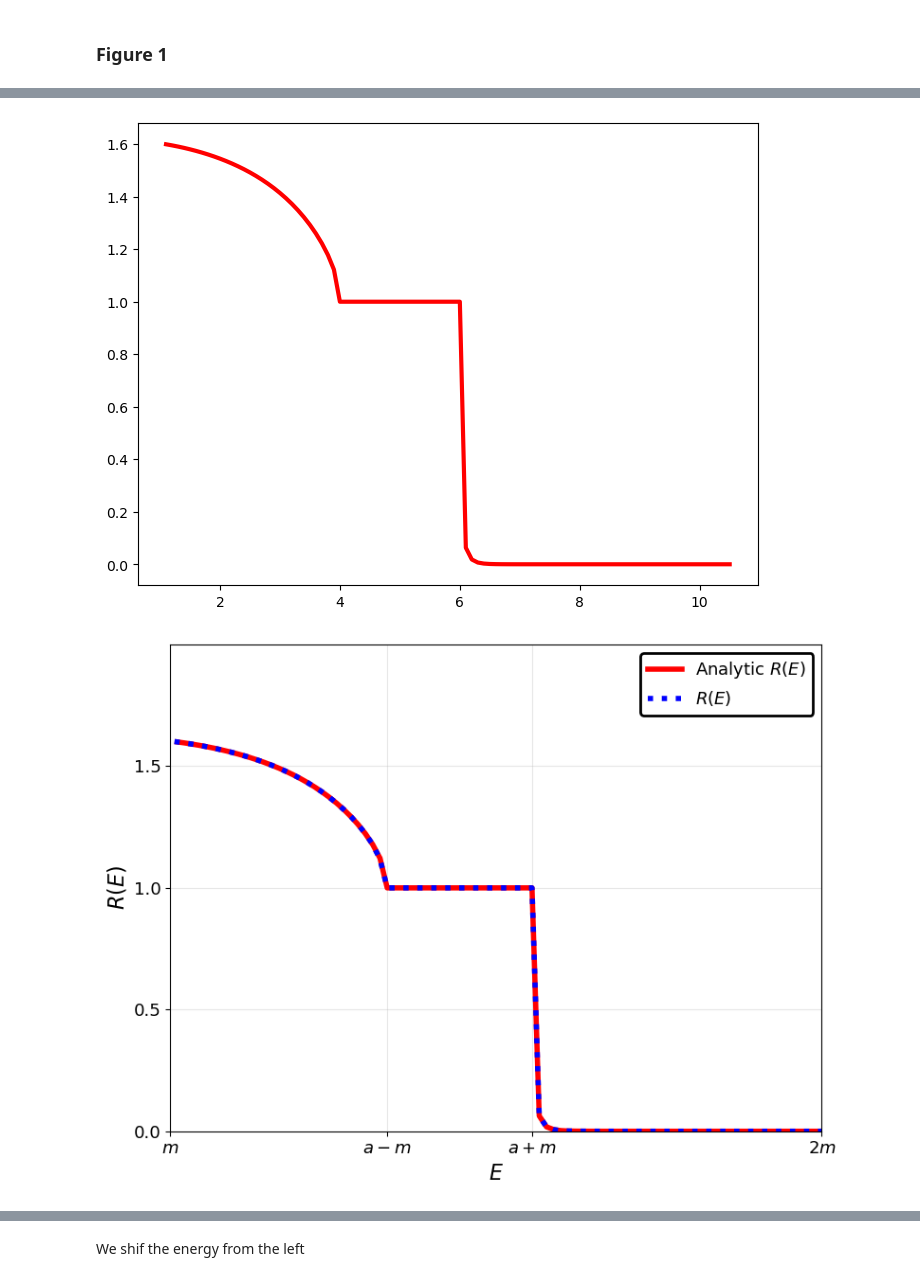
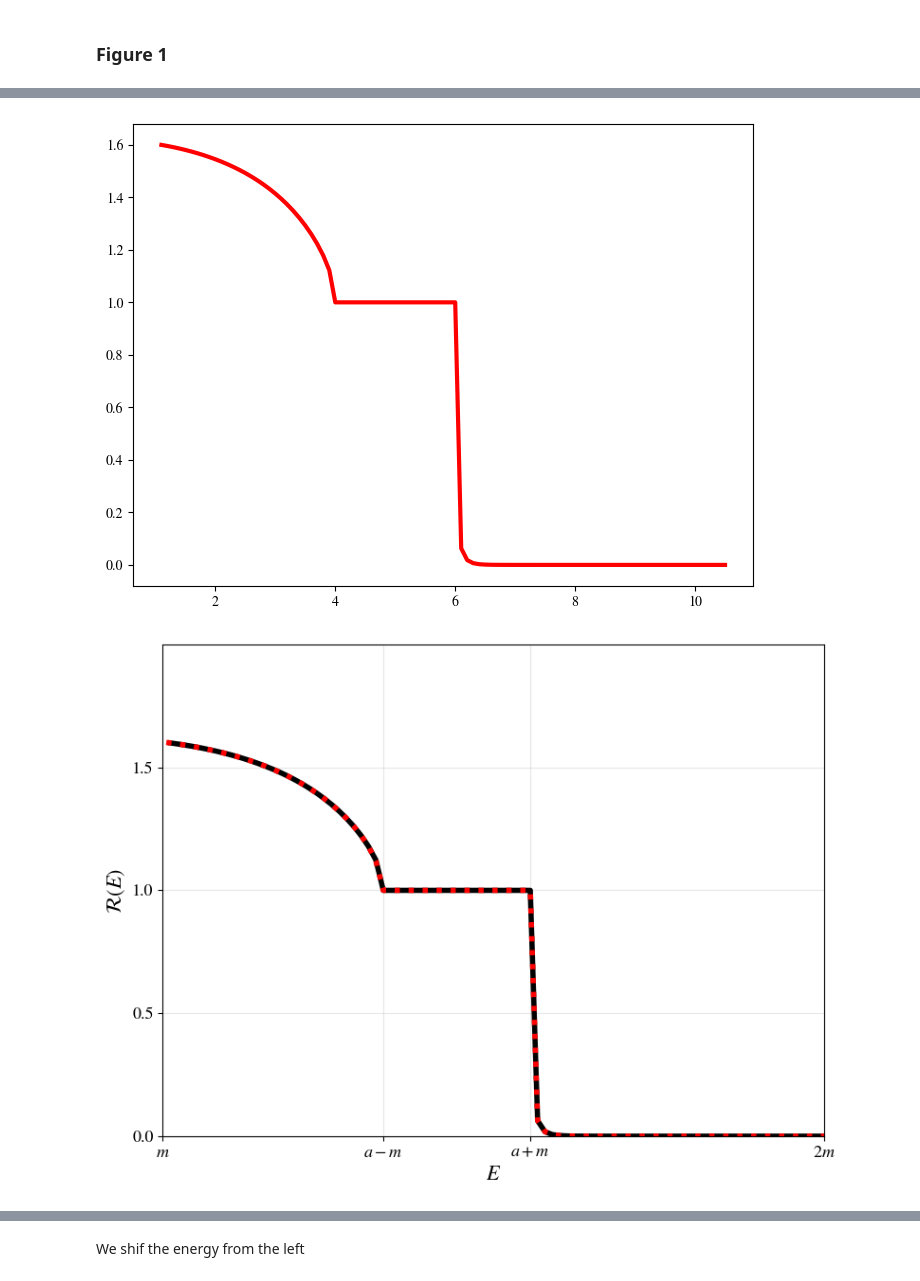
Before and after one commit to AnyelTars/RelativisticQuantumMechanics, a Jupyter notebook: KGsolver/notebooks/examples.ipynb, the cells around one changed output, grey strips where cells are left out. Saved outputs shown, nothing was run; the diff lists cells and outputs as text; code cells hidden in the pictures.

```diff
--- a/KGsolver/notebooks/examples.ipynb
+++ b/KGsolver/notebooks/examples.ipynb
@@ -11,6 +11,10 @@ from KGsolver.plotting import plot_potential
 
 #
 import pandas as pd
+
+
+plt.rcParams["mathtext.fontset"] = "stix"
+plt.rcParams["font.family"] = "STIXGeneral"
 # %% [markdown]
 ## Exponential Hyperbolic Tangent potential (alpha potential)
 # %% [markdown]
@@ -144,54 +342,54 @@ plt.plot(fullER, fullR, color="r", linestyle="-", linewidth=3, label=r"Analytic
 #plt.plot(E_mod2, R_mod2, color="b", linestyle="--", label=r"$R(E)$")
 plt.show()
 # %% [output]
-[figure, old version]
+[figure, new version]
 # %%
 m = 1
 
 plt.figure(figsize=(8, 6))
 
-plt.plot(fullER, fullR, color="r", linestyle="-", linewidth=4,label=r"Analytic $R(E)$")
-plt.plot(E_mod2, R_mod2, color="b", linestyle="dotted",linewidth=4, label=r"$R(E)$")
+plt.plot(fullER, fullR, color="black", linestyle="-", linewidth=4,label=r"Analytic $\mathcal{R}(E)$")
+plt.plot(E_mod2, R_mod2, color="r", linestyle="dotted",linewidth=4, label=r"$\mathcal{R}(E)$")
 
 
 plt.xlabel(r"$E$", fontsize=16)
-plt.ylabel(r"$R(E)$", fontsize=16)
+plt.ylabel(r"$\mathcal{R}(E)$", fontsize=16)
 #plt.title(r"$a=5,\; b=2$", fontsize=14)
 
 plt.xlim(m, 4*m)
 plt.ylim(0, 2)
 
 # Custom ticks in units of m
 a=5
 plt.xticks(
     [m, a-m, a+m, 2*a],
     [r"$m$", r"$a-m$", r"$a+m$", r"$2m$"],
     fontsize=13
 )
 #xtick_labels = [r"$m$", r"$1.25m$", r"$1.5m$", r"$1.75m$", r"$2m$"]
 
 
 
 plt.tick_params(axis='y', labelsize=13)
 plt.yticks(np.arange(0, 2, 0.5))
 plt.grid(True, alpha=0.3)
 
-leg = plt.legend(
-    fontsize=13,
-    loc="best",
-    frameon=True,
-    fancybox=True,
-    framealpha=1,
-    edgecolor="black",
-    facecolor="white"
-)
-leg.get_frame().set_linewidth(2)
+# leg = plt.legend(
+#     fontsize=13,
+#     loc="best",
+#     frameon=True,
+#     fancybox=True,
+#     framealpha=1,
+#     edgecolor="black",
+#     facecolor="white"
+# )
+# leg.get_frame().set_linewidth(2)
 
 plt.tight_layout()
 plt.savefig("R(E)_tanh.png", dpi=300)
 plt.show()
 # %% [output]
-[figure, old version]
+[figure, new version]
 # %%
 m = 1
 
```
Also changed, not shown: parts of 20 cells of this notebook.
